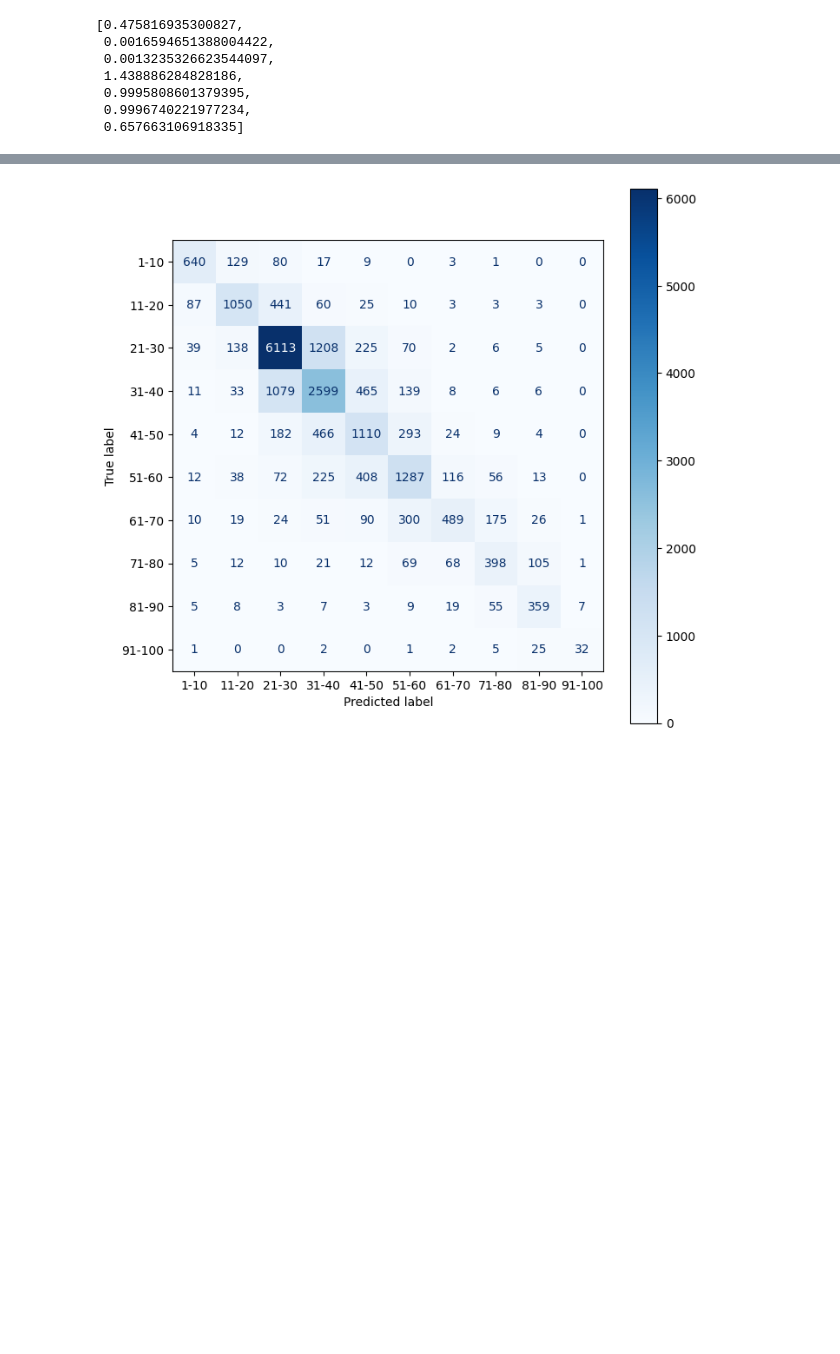
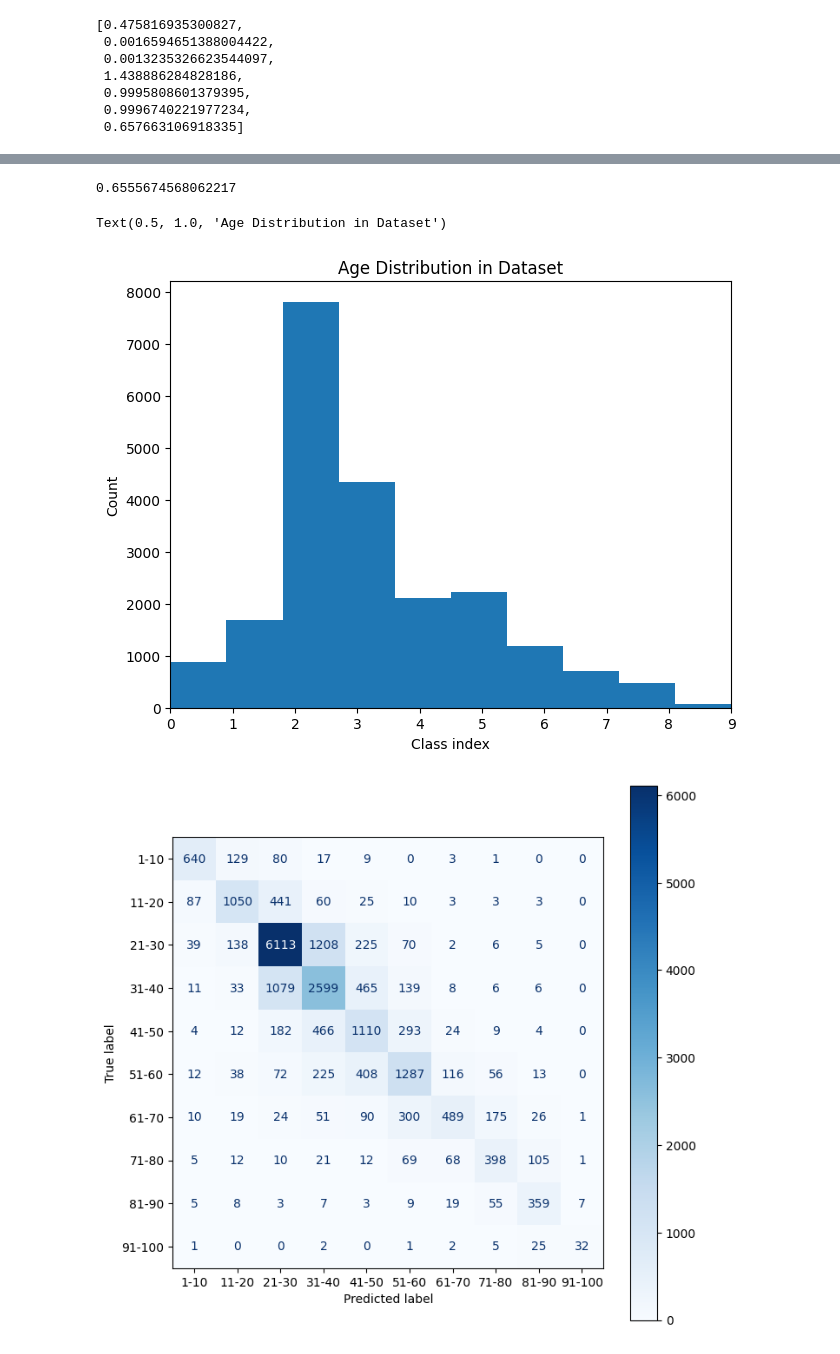
Before and after one commit to TheisNiklas/FHBI-Master-ComputerVision-M3, a Jupyter notebook: src/MulitTaskingLearning.ipynb, the cells around one changed output, grey strips where cells are left out. Cells and saved outputs as stored; diff of their text form; code cells hidden in the pictures; blank space fills up the shorter version.

```diff
--- a/src/MulitTaskingLearning.ipynb
+++ b/src/MulitTaskingLearning.ipynb
@@ -194,3 +178,8 @@ file = open("tempdump2.json", "w")
 temp = json.dumps(predValsTemp)
 file.write(temp)
 file.close()
+# %%
+import json
+file = open("tempdump1.json", "r")
+temp = json.load(file)
+file.close()
@@ -197,3 +188,27 @@ file.close()
+# %%
+actVals = temp
+# %%
+from sklearn import metrics
+accuracy = metrics.accuracy_score(actVals, predVals)
+accuracy
+# %% [output]
+0.6555674568062217
+# %%
+import matplotlib.pyplot as plt
+import numpy as np
+
+fig, ax = plt.subplots()
+
+ax.hist(actVals)
+ax.set_xlim([0, 9])
+plt.tight_layout()
+ax.set_xticks(ticks=[0,1,2,3,4,5,6,7,8,9], label=["1-10", "11-20", "21-30", "31-40", "41-50", "51-60", "61-70", "71-80", "81-90", "91-100"])
+ax.set_xlabel("Class index")
+ax.set_ylabel("Count")
+ax.set_title("Age Distribution in Dataset")
+# %% [output]
+Text(0.5, 1.0, 'Age Distribution in Dataset')
+[figure, added]
 # %%
 from sklearn import metrics
 import matplotlib as plt
```
Also changed, not shown: parts of 7 cells of this notebook, 12 other files.
